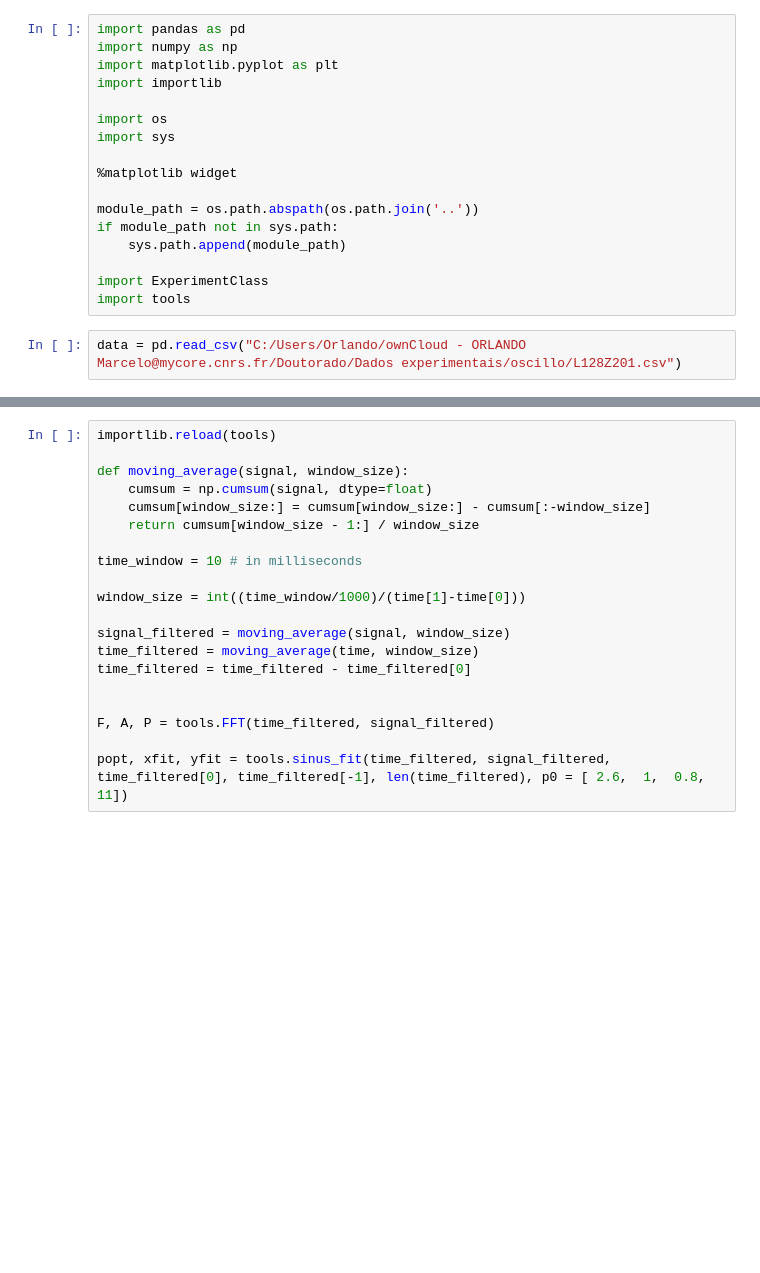
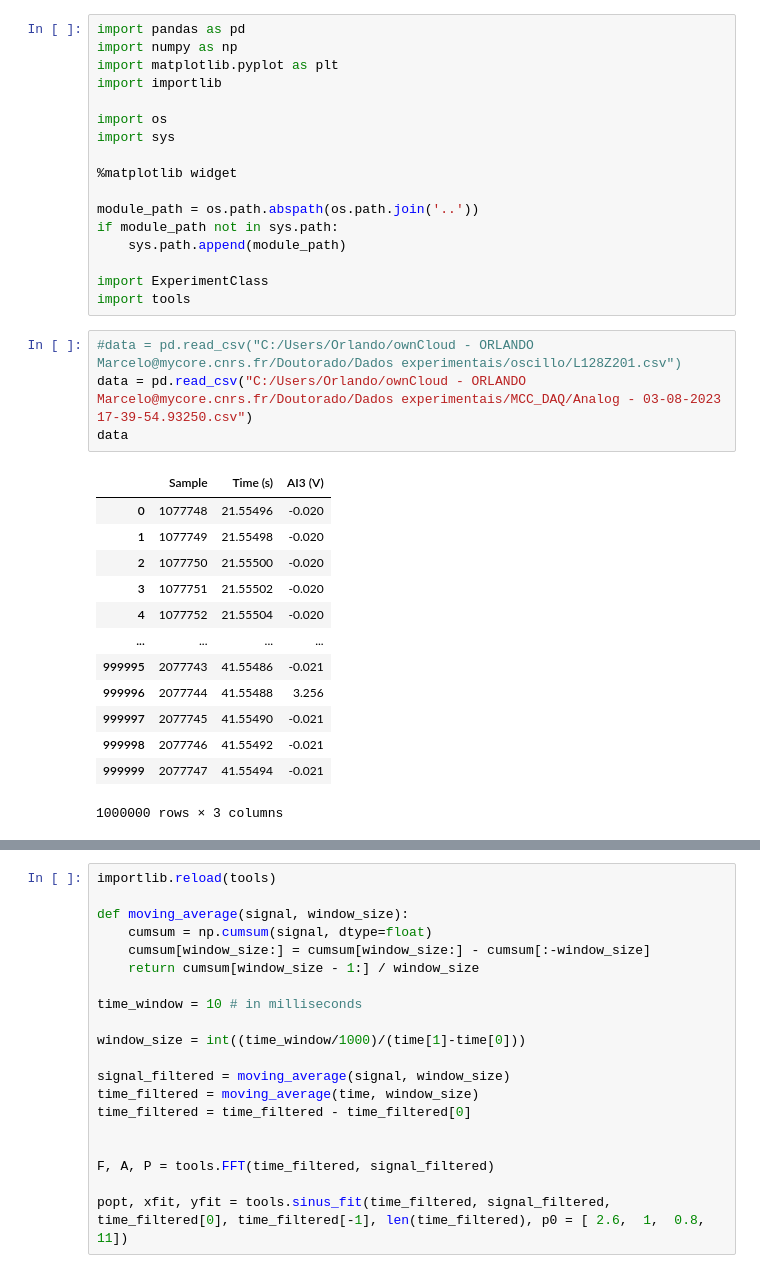
Before and after one commit to orlandomarcelo/DREAM_repo, a Jupyter notebook: Notebooks/Oscillo.ipynb, the cells around one changed output, grey strips where cells are left out. Saved outputs shown, nothing was run; the diff lists cells and outputs as text; blank space fills up the shorter version.

```diff
--- a/Notebooks/Oscillo.ipynb
+++ b/Notebooks/Oscillo.ipynb
@@ -16,5 +16,21 @@ if module_path not in sys.path:
 import ExperimentClass
 import tools
 # %%
-data = pd.read_csv("C:/Users/Orlando/ownCloud - ORLANDO Marcelo@mycore.cnrs.fr/Doutorado/Dados experimentais/oscillo/L128Z201.csv")
+#data = pd.read_csv("C:/Users/Orlando/ownCloud - ORLANDO Marcelo@mycore.cnrs.fr/Doutorado/Dados experimentais/oscillo/L128Z201.csv")
+data = pd.read_csv("C:/Users/Orlando/ownCloud - ORLANDO Marcelo@mycore.cnrs.fr/Doutorado/Dados experimentais/MCC_DAQ/Analog - 03-08-2023 17-39-54.93250.csv")
+data
+# %% [output]
+|  | Sample | Time (s) | AI3 (V) |
+| 0 | 1077748 | 21.55496 | -0.020 |
+| 1 | 1077749 | 21.55498 | -0.020 |
+| 2 | 1077750 | 21.55500 | -0.020 |
+| 3 | 1077751 | 21.55502 | -0.020 |
+| 4 | 1077752 | 21.55504 | -0.020 |
+| ... | ... | ... | ... |
+| 999995 | 2077743 | 41.55486 | -0.021 |
+| 999996 | 2077744 | 41.55488 | 3.256 |
+| 999997 | 2077745 | 41.55490 | -0.021 |
+| 999998 | 2077746 | 41.55492 | -0.021 |
+| 999999 | 2077747 | 41.55494 | -0.021 |
+1000000 rows × 3 columns
 # %%
```
Also changed, not shown: parts of 5 cells of this notebook, 2 other files.
